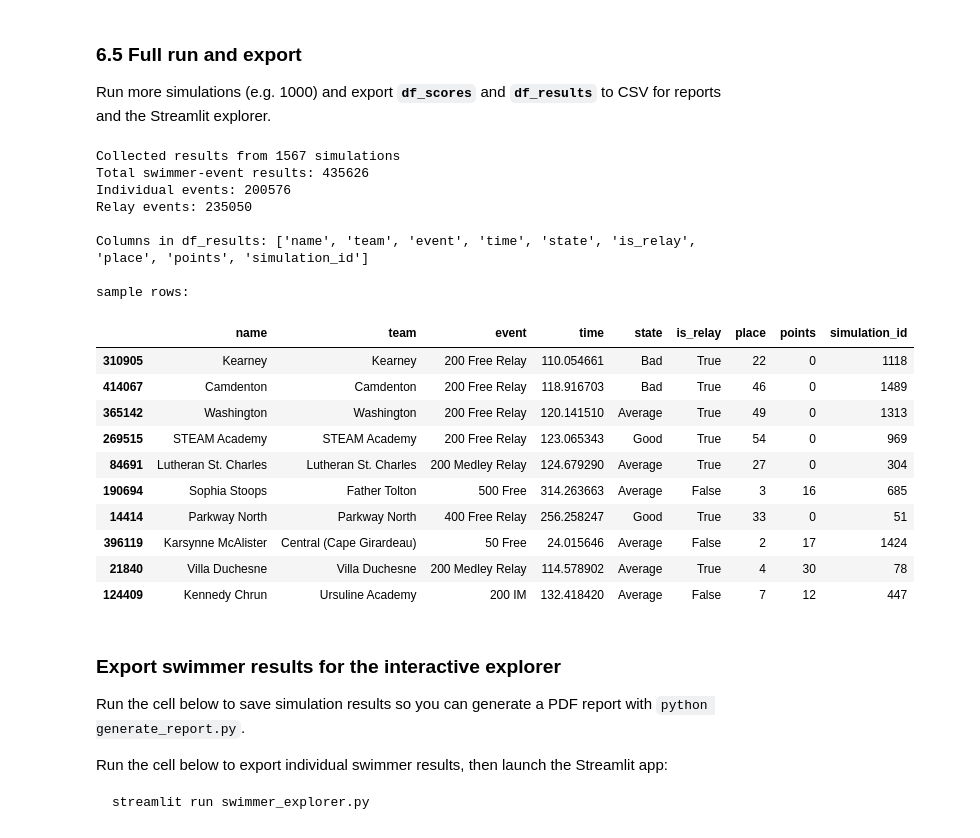
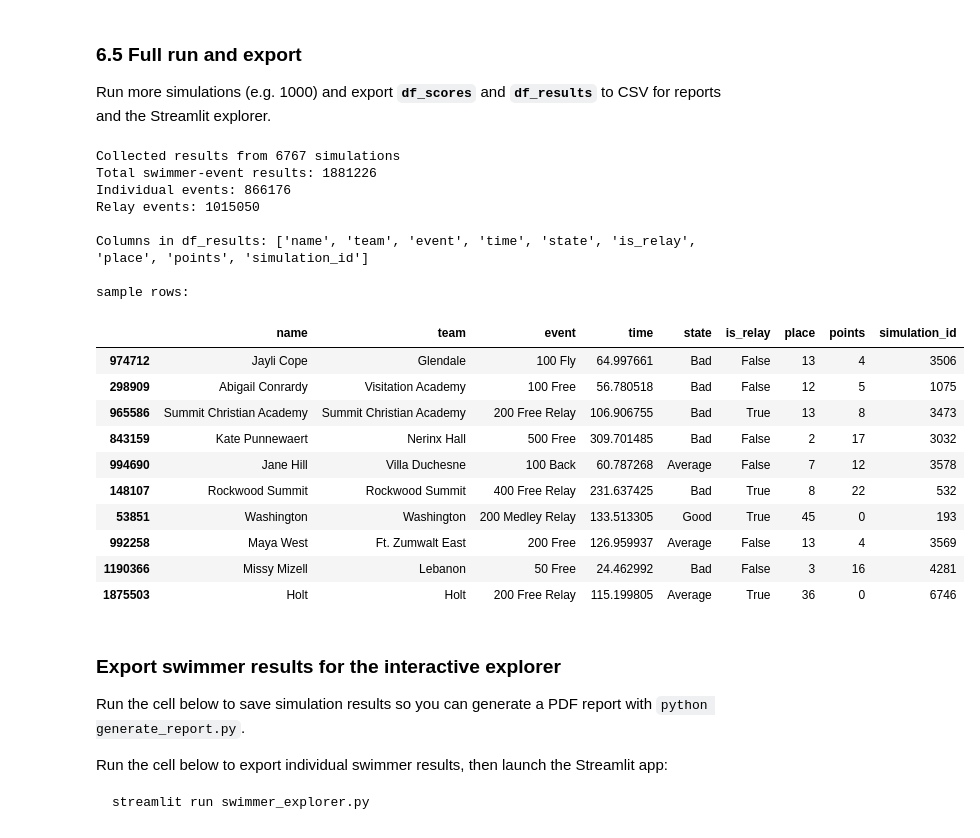
Before and after one commit to serenahuang225/swim-meet-simulator, a Jupyter notebook: swim_meet_simulator_notebook.ipynb, the cells around one changed output. Cells and saved outputs as stored; diff of their text form; code cells hidden in the pictures.

```diff
--- a/swim_meet_simulator_notebook.ipynb
+++ b/swim_meet_simulator_notebook.ipynb
@@ -947,36 +947,36 @@ Podium Finish Probabilities:
 Run more simulations (e.g. 1000) and export **`df_scores`** and **`df_results`** to CSV for reports and the Streamlit explorer.
 # %%
 # Run Monte Carlo to get both team scores and individual swimmer results (same function)
-n_sims = 1567
+n_sims = 6767
 df_scores, df_results = run_monte_carlo(result_df, assignments, relay_assignments, n_sims=n_sims)
 
 print(f"Collected results from {df_results['simulation_id'].nunique()} simulations")
 print(f"Total swimmer-event results: {len(df_results)}")
 print(f"Individual events: {len(df_results[df_results['is_relay']==False])}")
 print(f"Relay events: {len(df_results[df_results['is_relay']==True])}")
 print(f"\nColumns in df_results: {df_results.columns.tolist()}")
 print(f"\nsample rows:")
 df_results.sample(10)
 # %% [output]
-Collected results from 1567 simulations
-Total swimmer-event results: 435626
-Individual events: 200576
-Relay events: 235050
+Collected results from 6767 simulations
+Total swimmer-event results: 1881226
+Individual events: 866176
+Relay events: 1015050
 
 Columns in df_results: ['name', 'team', 'event', 'time', 'state', 'is_relay', 'place', 'points', 'simulation_id']
 
 sample rows:
 |  | name | team | event | time | state | is_relay | place | points | simulation_id |
-| 310905 | Kearney | Kearney | 200 Free Relay | 110.054661 | Bad | True | 22 | 0 | 1118 |
-| 414067 | Camdenton | Camdenton | 200 Free Relay | 118.916703 | Bad | True | 46 | 0 | 1489 |
-| 365142 | Washington | Washington | 200 Free Relay | 120.141510 | Average | True | 49 | 0 | 1313 |
-| 269515 | STEAM Academy | STEAM Academy | 200 Free Relay | 123.065343 | Good | True | 54 | 0 | 969 |
-| 84691 | Lutheran St. Charles | Lutheran St. Charles | 200 Medley Relay | 124.679290 | Average | True | 27 | 0 | 304 |
-| 190694 | Sophia Stoops | Father Tolton | 500 Free | 314.263663 | Average | False | 3 | 16 | 685 |
-| 14414 | Parkway North | Parkway North | 400 Free Relay | 256.258247 | Good | True | 33 | 0 | 51 |
-| 396119 | Karsynne McAlister | Central (Cape Girardeau) | 50 Free | 24.015646 | Average | False | 2 | 17 | 1424 |
-| 21840 | Villa Duchesne | Villa Duchesne | 200 Medley Relay | 114.578902 | Average | True | 4 | 30 | 78 |
-| 124409 | Kennedy Chrun | Ursuline Academy | 200 IM | 132.418420 | Average | False | 7 | 12 | 447 |
+| 974712 | Jayli Cope | Glendale | 100 Fly | 64.997661 | Bad | False | 13 | 4 | 3506 |
+| 298909 | Abigail Conrardy | Visitation Academy | 100 Free | 56.780518 | Bad | False | 12 | 5 | 1075 |
+| 965586 | Summit Christian Academy | Summit Christian Academy | 200 Free Relay | 106.906755 | Bad | True | 13 | 8 | 3473 |
+| 843159 | Kate Punnewaert | Nerinx Hall | 500 Free | 309.701485 | Bad | False | 2 | 17 | 3032 |
+| 994690 | Jane Hill | Villa Duchesne | 100 Back | 60.787268 | Average | False | 7 | 12 | 3578 |
+| 148107 | Rockwood Summit | Rockwood Summit | 400 Free Relay | 231.637425 | Bad | True | 8 | 22 | 532 |
+| 53851 | Washington | Washington | 200 Medley Relay | 133.513305 | Good | True | 45 | 0 | 193 |
+| 992258 | Maya West | Ft. Zumwalt East | 200 Free | 126.959937 | Average | False | 13 | 4 | 3569 |
+| 1190366 | Missy Mizell | Lebanon | 50 Free | 24.462992 | Bad | False | 3 | 16 | 4281 |
+| 1875503 | Holt | Holt | 200 Free Relay | 115.199805 | Average | True | 36 | 0 | 6746 |
 # %% [markdown]
 ### Export swimmer results for the interactive explorer
 
```
Also changed, not shown: parts of 20 cells of this notebook, 1 other file.
